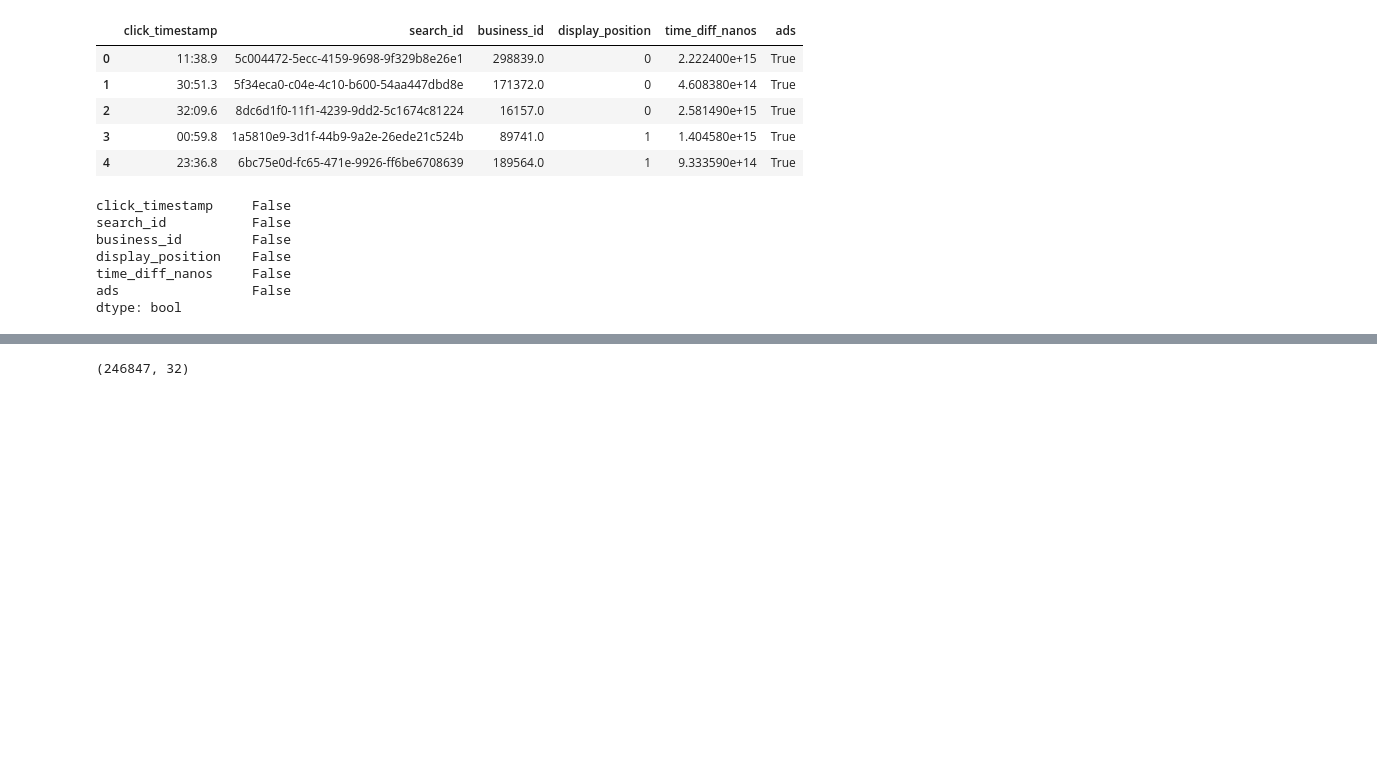
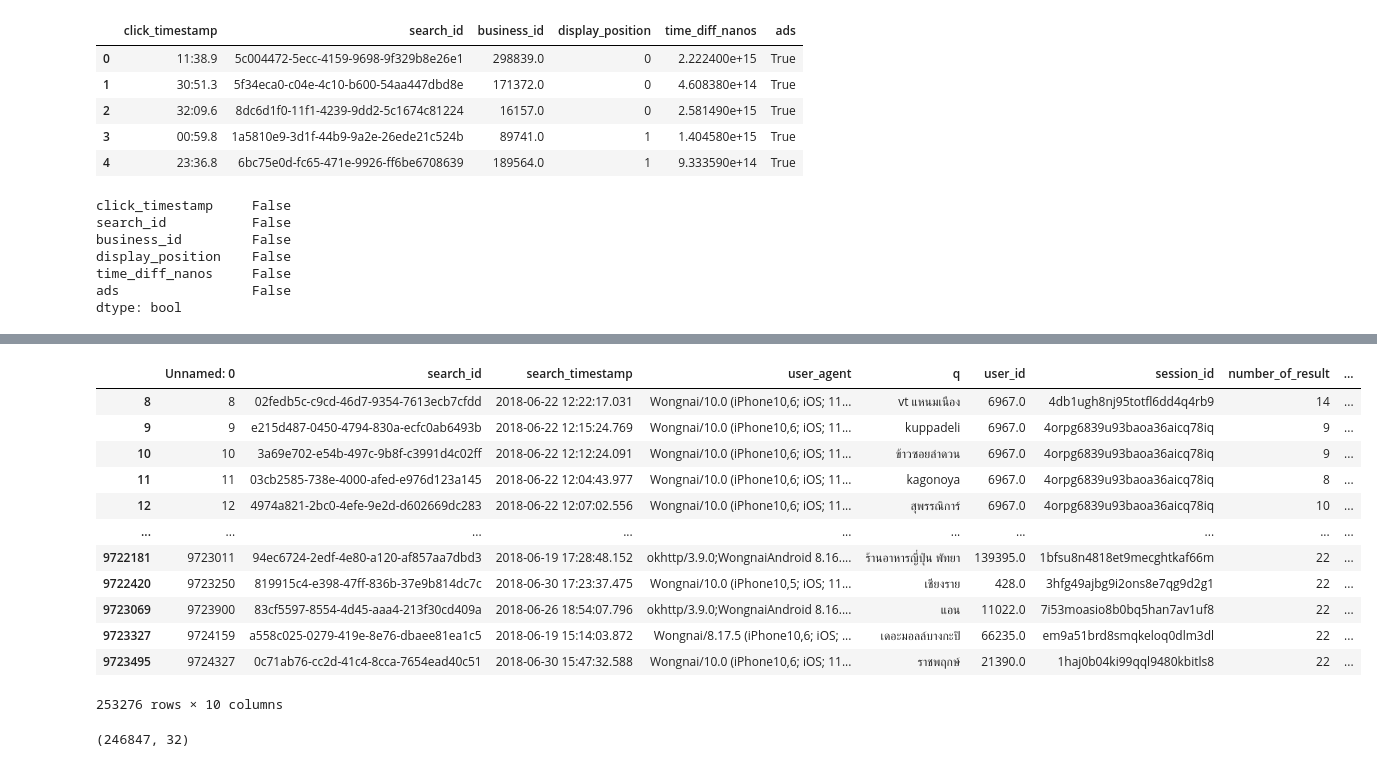
Before and after one commit to Toeylik/kku_data_mining, a Jupyter notebook: Final_Exam_2020.ipynb, the cells around one changed output, grey strips where cells are left out. Cells and saved outputs as stored; diff of their text form; code cells hidden in the pictures; blank space fills up the shorter version.

```diff
--- a/Final_Exam_2020.ipynb
+++ b/Final_Exam_2020.ipynb
@@ -78,6 +85,6 @@ time_diff_nanos     False
 ads                 False
 dtype: bool
 # %%
-search_request= pd.read_csv('/content/drive/My Drive/DWDM_material/search_request.csv')
+search_request= pd.read_csv('/content/drive/My Drive/สำเนาของ Search_request.csv')
 search_request.head()
 # %% [output]
@@ -85,3 +97,5 @@ NameError: ignored
+# %%
+search_request = search_request.dropna()
 # %%
 search_request.isnull().any()
 # %% [output]
@@ -89,3 +113,19 @@ NameError: ignored
+# %%
+search_request
+# %% [output]
+|  | Unnamed: 0 | search_id | search_timestamp | user_agent | q | user_id | session_id | number_of_result | ... |
+| 8 | 8 | 02fedb5c-c9cd-46d7-9354-7613ecb7cfdd | 2018-06-22 12:22:17.031 | Wongnai/10.0 (iPhone10,6; iOS; 11... | vt แหนมเนือง | 6967.0 | 4db1ugh8nj95totfl6dd4q4rb9 | 14 | ... |
+| 9 | 9 | e215d487-0450-4794-830a-ecfc0ab6493b | 2018-06-22 12:15:24.769 | Wongnai/10.0 (iPhone10,6; iOS; 11... | kuppadeli | 6967.0 | 4orpg6839u93baoa36aicq78iq | 9 | ... |
+| 10 | 10 | 3a69e702-e54b-497c-9b8f-c3991d4c02ff | 2018-06-22 12:12:24.091 | Wongnai/10.0 (iPhone10,6; iOS; 11... | ข้าวซอยลำดวน | 6967.0 | 4orpg6839u93baoa36aicq78iq | 9 | ... |
+| 11 | 11 | 03cb2585-738e-4000-afed-e976d123a145 | 2018-06-22 12:04:43.977 | Wongnai/10.0 (iPhone10,6; iOS; 11... | kagonoya | 6967.0 | 4orpg6839u93baoa36aicq78iq | 8 | ... |
+| 12 | 12 | 4974a821-2bc0-4efe-9e2d-d602669dc283 | 2018-06-22 12:07:02.556 | Wongnai/10.0 (iPhone10,6; iOS; 11... | สุพรรณิการ์ | 6967.0 | 4orpg6839u93baoa36aicq78iq | 10 | ... |
+| ... | ... | ... | ... | ... | ... | ... | ... | ... | ... |
+| 9722181 | 9723011 | 94ec6724-2edf-4e80-a120-af857aa7dbd3 | 2018-06-19 17:28:48.152 | okhttp/3.9.0;WongnaiAndroid 8.16.... | ร้านอาหารญี่ปุ่น พัทยา | 139395.0 | 1bfsu8n4818et9mecghtkaf66m | 22 | ... |
+| 9722420 | 9723250 | 819915c4-e398-47ff-836b-37e9b814dc7c | 2018-06-30 17:23:37.475 | Wongnai/10.0 (iPhone10,5; iOS; 11... | เชียงราย | 428.0 | 3hfg49ajbg9i2ons8e7qg9d2g1 | 22 | ... |
+| 9723069 | 9723900 | 83cf5597-8554-4d45-aaa4-213f30cd409a | 2018-06-26 18:54:07.796 | okhttp/3.9.0;WongnaiAndroid 8.16.... | แอน | 11022.0 | 7i53moasio8b0bq5han7av1uf8 | 22 | ... |
+| 9723327 | 9724159 | a558c025-0279-419e-8e76-dbaee81ea1c5 | 2018-06-19 15:14:03.872 | Wongnai/8.17.5 (iPhone10,6; iOS; ... | เดอะมอลล์บางกะปิ | 66235.0 | em9a51brd8smqkeloq0dlm3dl | 22 | ... |
+| 9723495 | 9724327 | 0c71ab76-cc2d-41c4-8cca-7654ead40c51 | 2018-06-30 15:47:32.588 | Wongnai/10.0 (iPhone10,6; iOS; 11... | ราชพฤกษ์ | 21390.0 | 1haj0b04ki99qql9480kbitls8 | 22 | ... |
+253276 rows × 10 columns
 # %%
 w_restaurant.shape
 # %% [output]
```
Also changed, not shown: parts of 10 cells of this notebook.
